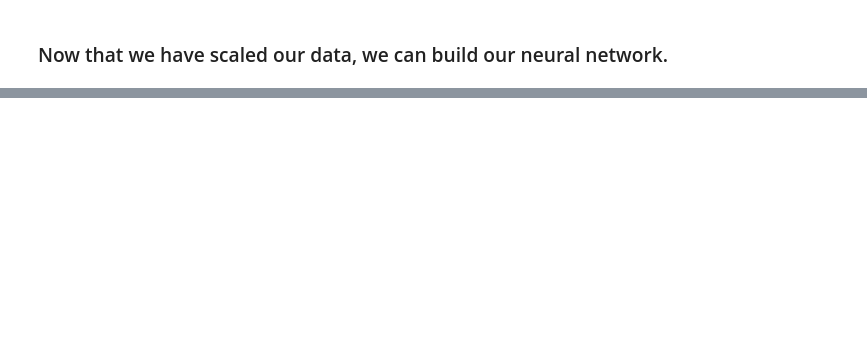
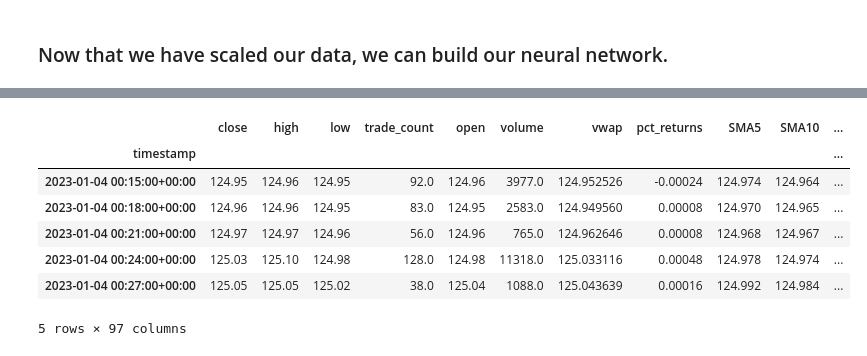
Before and after one commit to MontgomeryG/algotrader2, a Jupyter notebook: nn_implementation.ipynb, the cells around one changed output, grey strips where cells are left out. Drawn from its saved outputs; the diff is of its cells as text; code cells hidden in the pictures; blank space fills up the shorter version.

```diff
--- a/nn_implementation.ipynb
+++ b/nn_implementation.ipynb
@@ -241,0 +303,7 @@ nn_model.fit(X_train_scaled, y_train,
+# %%
+# Import indicator dataframe
+df = pd.read_csv("../algotrader2/resources/aapl_3min_pivot_point_indicator_df.csv")
+df.head()
+
+# df = pd.read_csv("../algotrader2/resources/aapl_1min_pivot_point_indicator_df.csv")
+# df.head()
@@ -241,0 +318,34 @@ nn_model.fit(X_train_scaled, y_train,
+# %%
+# Create our timestamp column as a datetime index, then save it as our index
+df['timestamp'] = pd.to_datetime(df['timestamp'])
+df.set_index('timestamp', inplace=True)
+# X is everything except the signal column
+X = df.drop('signal', axis=1)
+# We should use the .shift() function so that our algorithm predicts the minute before realtime
+# Drop the row with NaN values
+X = X.shift().dropna()
+display(X.head())
+y = df[("signal")]
+# Set start of training period
+training_begin = X.index.min()
+print(f"Start date: {training_begin}")
+# Select ending period for the training data. Since we pulled a year's worth of data
+# we will train on 9 months and then test with the rest
+training_end = X.index.min() + DateOffset(months=9)
+print(f"End date: {training_end}")
+# Generate the X_train and y_train DataFrames
+X_train = X.loc[training_begin:training_end]
+y_train = y.loc[training_begin:training_end]
+
+# Generate the X_test and y_test DataFrames
+X_test = X.loc[training_end:]
+y_test = y.loc[training_end:]
+# %% [output]
+|  | close | high | low | trade_count | open | volume | vwap | pct_returns | SMA5 | SMA10 | ... |
+| timestamp |  |  |  |  |  |  |  |  |  |  | ... |
+| 2023-01-04 00:15:00+00:00 | 124.95 | 124.96 | 124.95 | 92.0 | 124.96 | 3977.0 | 124.952526 | -0.00024 | 124.974 | 124.964 | ... |
+| 2023-01-04 00:18:00+00:00 | 124.96 | 124.96 | 124.95 | 83.0 | 124.95 | 2583.0 | 124.949560 | 0.00008 | 124.970 | 124.965 | ... |
+| 2023-01-04 00:21:00+00:00 | 124.97 | 124.97 | 124.96 | 56.0 | 124.96 | 765.0 | 124.962646 | 0.00008 | 124.968 | 124.967 | ... |
+| 2023-01-04 00:24:00+00:00 | 125.03 | 125.10 | 124.98 | 128.0 | 124.98 | 11318.0 | 125.033116 | 0.00048 | 124.978 | 124.974 | ... |
+| 2023-01-04 00:27:00+00:00 | 125.05 | 125.05 | 125.02 | 38.0 | 125.04 | 1088.0 | 125.043639 | 0.00016 | 124.992 | 124.984 | ... |
+5 rows × 97 columns
```
Also changed, not shown: parts of 41 cells of this notebook, 5 other files.
